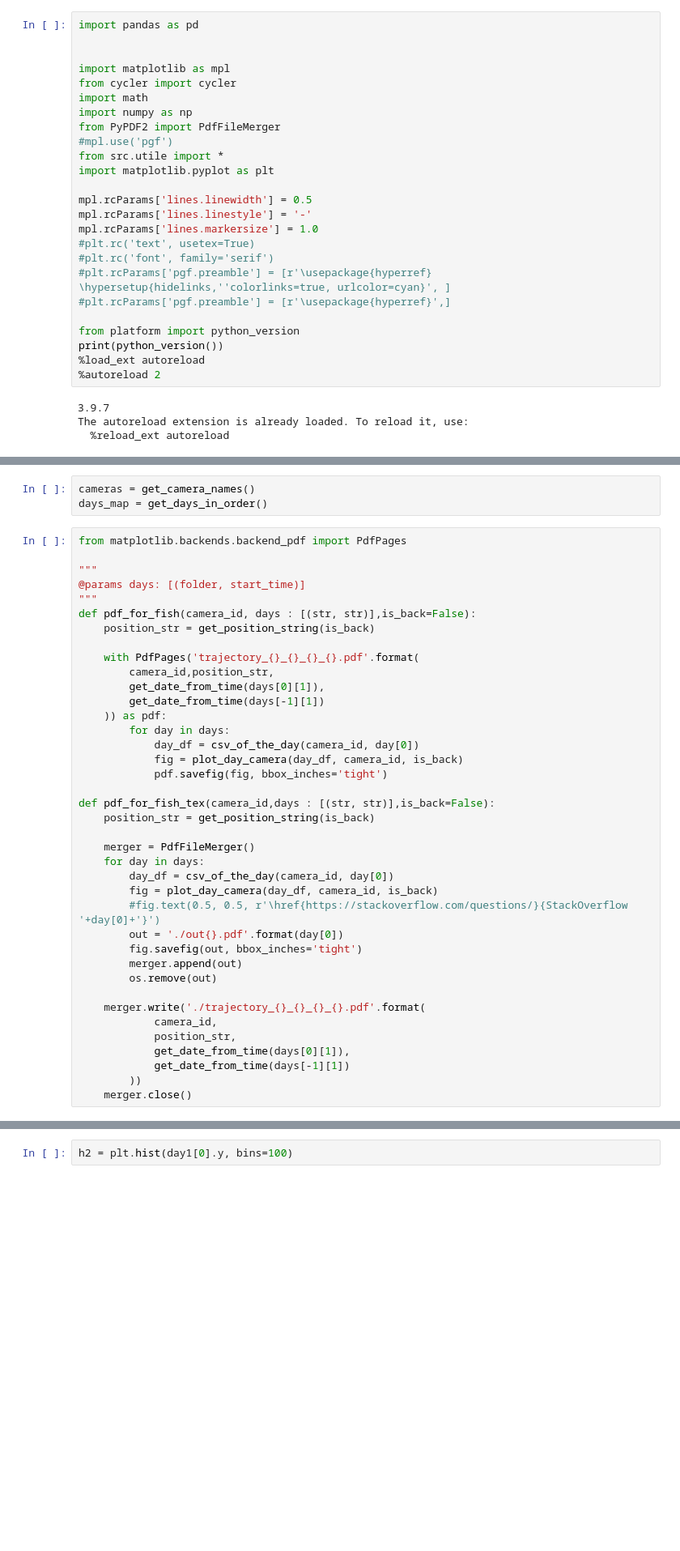
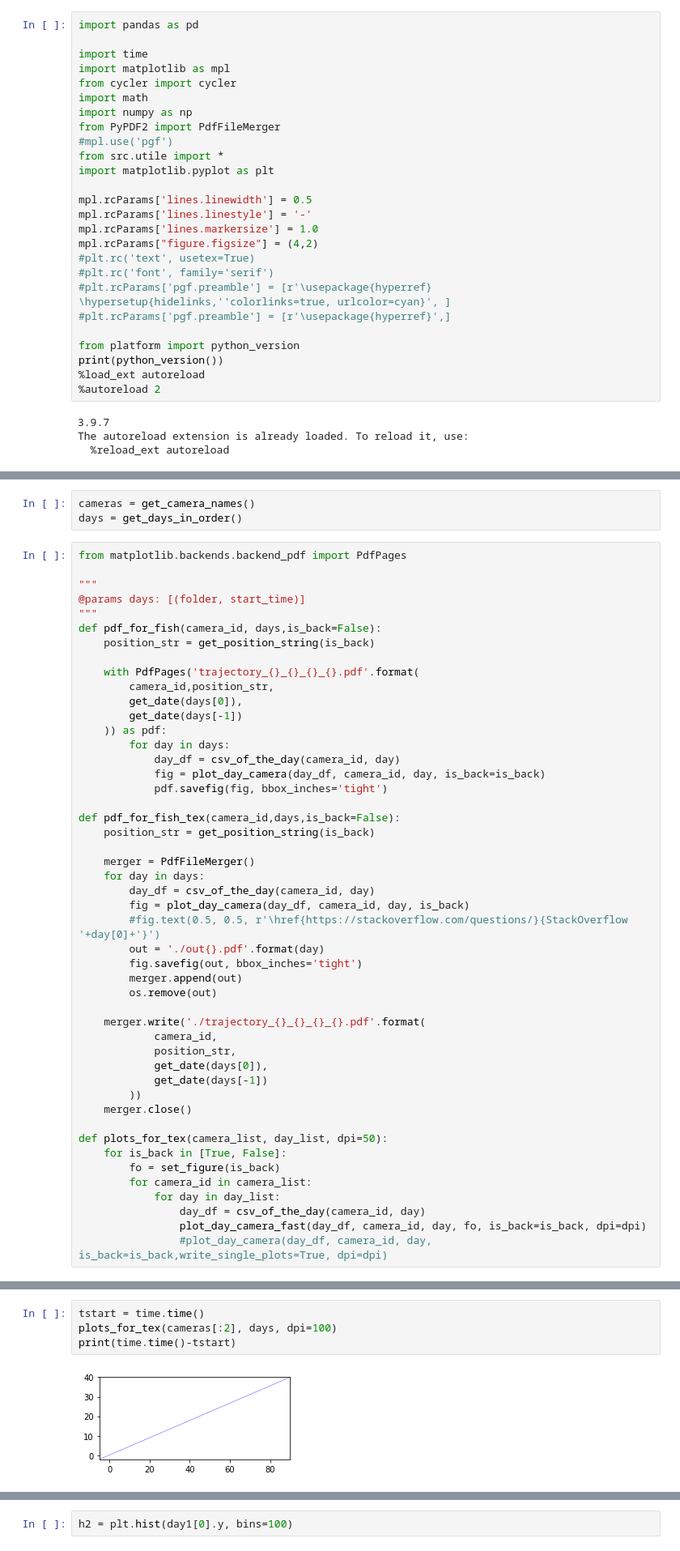
Before and after one commit to UlrikeScherer/Fish-Tracking-Visualization, a Jupyter notebook: Trajectory-Visualisation.ipynb, the cells around one changed output, grey strips where cells are left out. Shown at 81% size. Drawn from its saved outputs; the diff is of its cells as text; blank space fills up the shorter version.

```diff
--- a/Trajectory-Visualisation.ipynb
+++ b/Trajectory-Visualisation.ipynb
@@ -1,7 +1,7 @@
 # %%
 import pandas as pd
 
-
+import time
 import matplotlib as mpl
 from cycler import cycler
 import math
@@ -14,6 +14,7 @@ import matplotlib.pyplot as plt
 mpl.rcParams['lines.linewidth'] = 0.5
 mpl.rcParams['lines.linestyle'] = '-'
 mpl.rcParams['lines.markersize'] = 1.0
+mpl.rcParams["figure.figsize"] = (4,2)
 #plt.rc('text', usetex=True)
 #plt.rc('font', family='serif')
 #plt.rcParams['pgf.preamble'] = [r'\usepackage{hyperref} \hypersetup{hidelinks,''colorlinks=true, urlcolor=cyan}', ]
@@ -46,35 +47,35 @@ if False:
     })
 # %%
 cameras = get_camera_names()
-days_map = get_days_in_order()
+days = get_days_in_order()
 # %%
 from matplotlib.backends.backend_pdf import PdfPages
 
 """
 @params days: [(folder, start_time)]
 """
-def pdf_for_fish(camera_id, days : [(str, str)],is_back=False):
+def pdf_for_fish(camera_id, days,is_back=False):
     position_str = get_position_string(is_back)
 
     with PdfPages('trajectory_{}_{}_{}_{}.pdf'.format(
         camera_id,position_str,
-        get_date_from_time(days[0][1]),
-        get_date_from_time(days[-1][1])
+        get_date(days[0]),
+        get_date(days[-1])
     )) as pdf:
         for day in days:
-            day_df = csv_of_the_day(camera_id, day[0])
-            fig = plot_day_camera(day_df, camera_id, is_back)
+            day_df = csv_of_the_day(camera_id, day)
+            fig = plot_day_camera(day_df, camera_id, day, is_back=is_back)
             pdf.savefig(fig, bbox_inches='tight')
 
-def pdf_for_fish_tex(camera_id,days : [(str, str)],is_back=False):
+def pdf_for_fish_tex(camera_id,days,is_back=False):
     position_str = get_position_string(is_back)
 
     merger = PdfFileMerger()
     for day in days:
-        day_df = csv_of_the_day(camera_id, day[0])
-        fig = plot_day_camera(day_df, camera_id, is_back)
+        day_df = csv_of_the_day(camera_id, day)
+        fig = plot_day_camera(day_df, camera_id, day, is_back)
         #fig.text(0.5, 0.5, r'\href{https://stackoverflow.com/questions/}{StackOverflow '+day[0]+'}')
-        out = './out{}.pdf'.format(day[0])
+        out = './out{}.pdf'.format(day)
         fig.savefig(out, bbox_inches='tight')
         merger.append(out)
         os.remove(out)
@@ -82,7 +83,16 @@ def pdf_for_fish_tex(camera_id,days : [(str, str)],is_back=False):
     merger.write('./trajectory_{}_{}_{}_{}.pdf'.format(
             camera_id,
             position_str,
-            get_date_from_time(days[0][1]),
-            get_date_from_time(days[-1][1])
+            get_date(days[0]),
+            get_date(days[-1])
         ))
     merger.close()
+
+def plots_for_tex(camera_list, day_list, dpi=50):
+    for is_back in [True, False]:
+        fo = set_figure(is_back)
+        for camera_id in camera_list:
+            for day in day_list:
+                day_df = csv_of_the_day(camera_id, day)
+                plot_day_camera_fast(day_df, camera_id, day, fo, is_back=is_back, dpi=dpi)
+                #plot_day_camera(day_df, camera_id, day, is_back=is_back,write_single_plots=True, dpi=dpi)
@@ -88,0 +105,6 @@ def pdf_for_fish_tex(camera_id,days : [(str, str)],is_back=False):
+# %%
+tstart = time.time()
+plots_for_tex(cameras[:2], days, dpi=100)
+print(time.time()-tstart)
+# %% [output]
+[figure, added]
```
Also changed, not shown: parts of 8 cells of this notebook, 11 other files.
